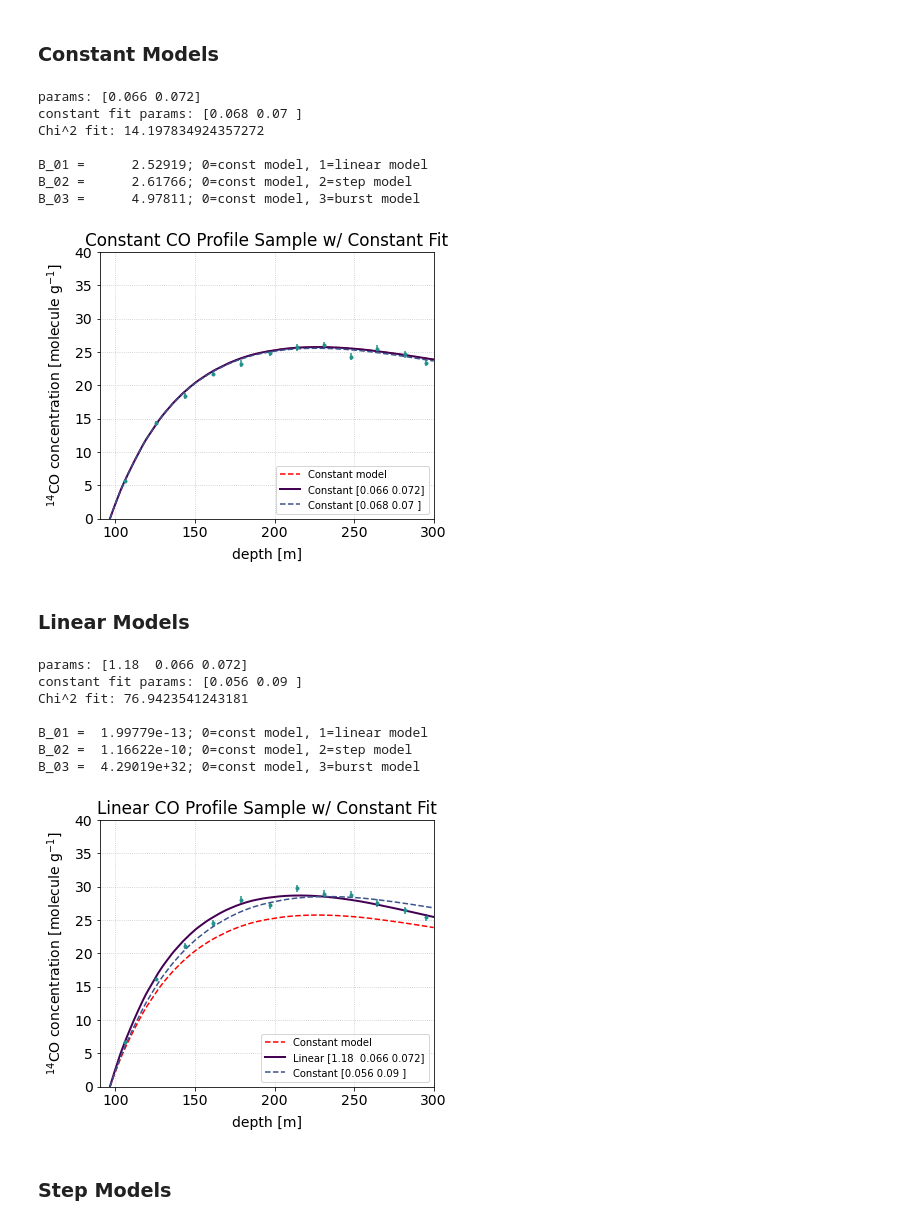
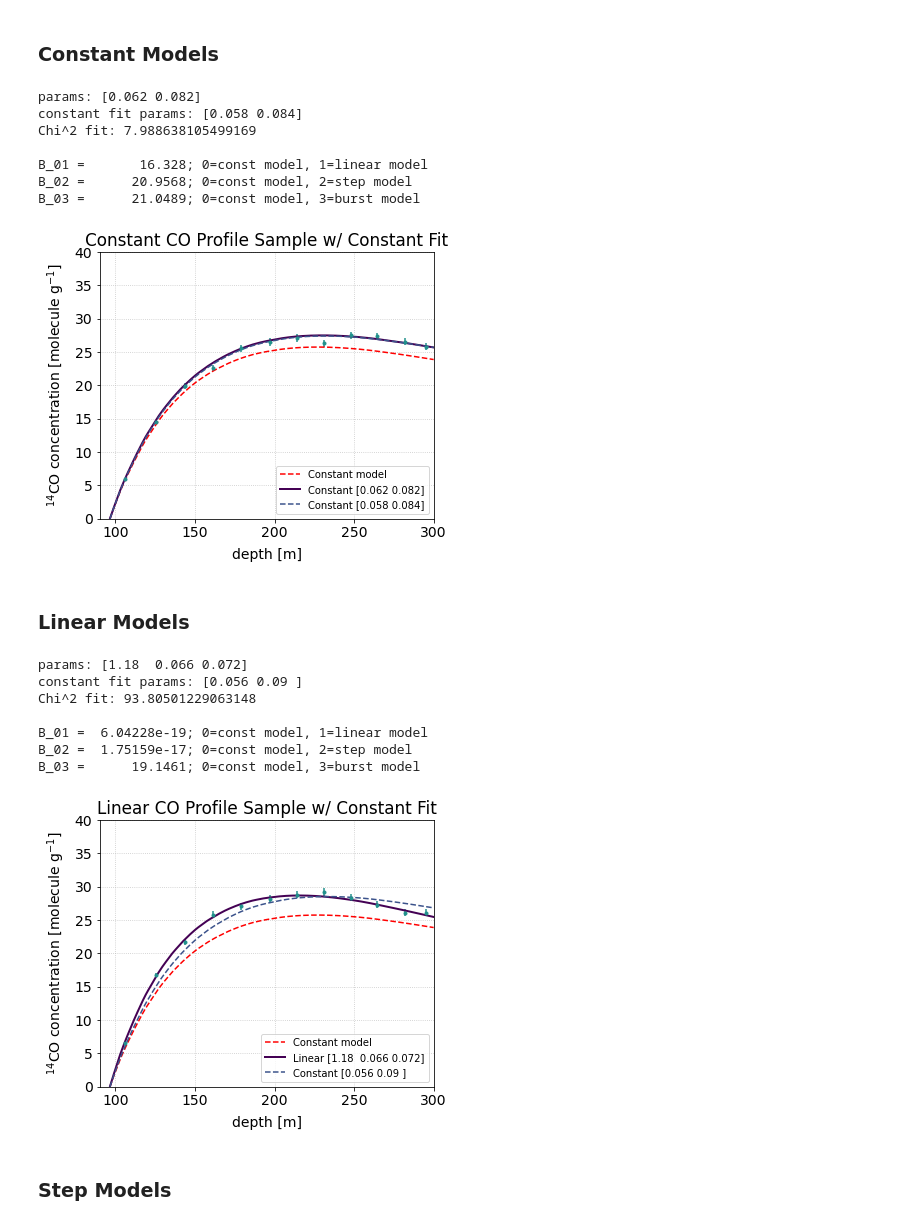
Before and after one commit to 14CO/Dome-C-Sensitivity, a Jupyter notebook: gcr-sensitivity.ipynb, the cells around one changed output. Drawn from its saved outputs; the diff is of its cells as text; code cells hidden in the pictures.

```diff
--- a/gcr-sensitivity.ipynb
+++ b/gcr-sensitivity.ipynb
@@ -39,8 +39,8 @@ mpl.rc('grid', **grid_style)
 fixed='past' # 14CO production rate fixed in past for variable models
 #fixed='pres' # 14CO production rate fixed at present for variable models
 
-f_factors='const' # only constant models parameterize over f_factors
-#f_factors='all' # all models parameterize over f_factors
+#f_factors='const' # only constant models parameterize over f_factors
+f_factors='all' # all models parameterize over f_factors
 # %% [markdown]
 ## Baseline Production Model
 
@@ -62,12 +62,12 @@ When initializing, we specify the depth average and relative uncertainty of data
 depthavg = 20.   # in meters
 relerror = 0.02
 
-const_models = ModelLikelihood('FITS_models/balco_14co_const_models.fits', depth_avg=depthavg, rel_uncertainty=relerror)
-linear_models = ModelLikelihood('FITS_models/balco_14co_linear_models_{}_{}.fits'.format(fixed, f_factors),
+const_models = ModelLikelihood('models/balco_14co_const_models.fits', depth_avg=depthavg, rel_uncertainty=relerror)
+linear_models = ModelLikelihood('models/balco_14co_linear_models_{}_{}.fits'.format(fixed, f_factors),
                                 depth_avg=depthavg, rel_uncertainty=relerror)
-step_models = ModelLikelihood('FITS_models/balco_14co_step_models_{}_{}.fits'.format(fixed, f_factors),
+step_models = ModelLikelihood('models/balco_14co_step_models_{}_{}.fits'.format(fixed, f_factors),
                               depth_avg=depthavg, rel_uncertainty=relerror)
-burst_models = ModelLikelihood('FITS_models/balco_14co_burst_models_{}.fits'.format(f_factors),
+burst_models = ModelLikelihood('models/balco_14co_burst_models_{}.fits'.format(f_factors),
                                depth_avg=depthavg, rel_uncertainty=relerror)
 
 Models = [const_models, linear_models, step_models, burst_models] # 0: const; 1: linear; 2: step; 3: burst
@@ -211,24 +137,25 @@ def param_chi2(model, CO_samp, dCO_samp):
     return np.sum(((model.CO_mods - CO_samp)/dCO_samp)**2, axis=1)
 # %%
 def plot_model(m, theta0 = [], fit=0): # plots model# m against constant model, takes random sample, and calculates Bayes factors
+
+    #baseline model
     dist = param_dist(const_models, [fmu_neg, fmu_fast])
     i = dist.argmin()
     data_const = const_models.models[i]
 
-    #dist = param_dist(Models[m], theta0s[m])
-    #j = dist.argmin()
-    #data_lin = Models[m].models[j]
-    if theta0 == []:
+    # sampled model
+    if theta0 == []: # if no parameters given, pick random parameters
         j = random.choices(np.arange(len(Models[m].models)), weights=np.exp(Models[m].logprior))[0]
         data_lin = Models[m].models[j]
-    else:
+    else: # find closest model to requested parameters
         dist = param_dist(Models[m], theta0)
         j = dist.argmin()
         data_lin = Models[m].models[j]
     print('params: {}'.format(Models[m].parameters[j]))
 
-    z_samp, CO_samp, dCO_samp = data_lin.sample_z()
+    z_samp, CO_samp, dCO_samp = data_lin.sample_z() # get CO sample
 
+    # find best fit to sample
     fit_models = Models[fit]
     chi2 = param_chi2(fit_models, CO_samp, dCO_samp) - 2*fit_models.logprior
     i = chi2.argmin()
@@ -237,6 +164,7 @@ def plot_model(m, theta0 = [], fit=0): # plots model# m against constant model,
     print('Chi^2 fit: {}'.format(chi2[i]))
     print()
 
+    # plot sample and models
     fig, ax = plt.subplots(1,1, figsize=(6,5), tight_layout=True)
     ax.plot(data_const.z, data_const.CO, 'r--', label='Constant model')
     ax.plot(data_lin.z, data_lin.CO, lw=2, label='{} {}'.format(modelNames[m].title(), Models[m].parameters[j]))
@@ -247,7 +175,7 @@ def plot_model(m, theta0 = [], fit=0): # plots model# m against constant model,
            ylim=(0,40),
            ylabel=r'$^{14}$CO concentration [molecule g$^{-1}$]')
     ax.legend(loc='lower right', fontsize=10)
-    plt.title('{} CO Profile Sample w/ Constant Fit'.format(modelNames[m].title()))
+    plt.title('{} CO Profile Sample w/ {} Fit'.format(modelNames[m].title(), modelNames[fit].title()))
 
     # Try out some likelihood ratio tests.
     B01 = const_models.likelihood(z_samp, CO_samp, dCO_samp) / linear_models.likelihood(z_samp, CO_samp, dCO_samp)
@@ -261,17 +189,17 @@ def plot_model(m, theta0 = [], fit=0): # plots model# m against constant model,
 # %% [markdown]
 ### Constant Models
 # %%
-plot_model(0, [fmu_neg, fmu_fast])
+plot_model(0)
 # The Bayes factors should all be large because we generated data from the constant model.
 # %% [output]
-params: [0.066 0.072]
-constant fit params: [0.068 0.07 ]
-Chi^2 fit: 14.197834924357272
+params: [0.062 0.082]
+constant fit params: [0.058 0.084]
+Chi^2 fit: 7.988638105499169
 
-B_01 =      2.52919; 0=const model, 1=linear model
-B_02 =      2.61766; 0=const model, 2=step model
-B_03 =      4.97811; 0=const model, 3=burst model
+B_01 =       16.328; 0=const model, 1=linear model
+B_02 =      20.9568; 0=const model, 2=step model
+B_03 =      21.0489; 0=const model, 3=burst model
-[figure, old version]
+[figure, new version]
 # %% [markdown]
 ### Linear Models
 # %%
@@ -282,12 +210,12 @@ plot_model(1, [1.18, fmu_neg, fmu_fast])
 # %% [output]
 params: [1.18  0.066 0.072]
 constant fit params: [0.056 0.09 ]
-Chi^2 fit: 76.9423541243181
+Chi^2 fit: 93.80501229063148
 
-B_01 =  1.99779e-13; 0=const model, 1=linear model
-B_02 =  1.16622e-10; 0=const model, 2=step model
-B_03 =  4.29019e+32; 0=const model, 3=burst model
+B_01 =  6.04228e-19; 0=const model, 1=linear model
+B_02 =  1.75159e-17; 0=const model, 2=step model
+B_03 =      19.1461; 0=const model, 3=burst model
-[figure, old version]
+[figure, new version]
 # %% [markdown]
 ### Step Models
 # %%
```
Also changed, not shown: parts of 27 cells of this notebook, 5 other files.
